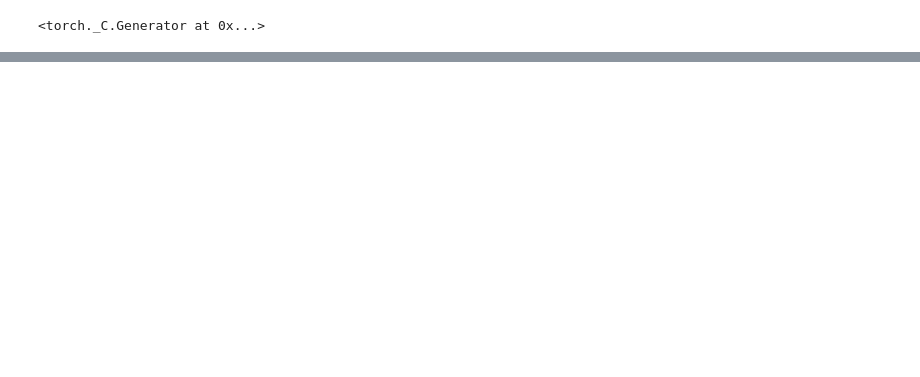
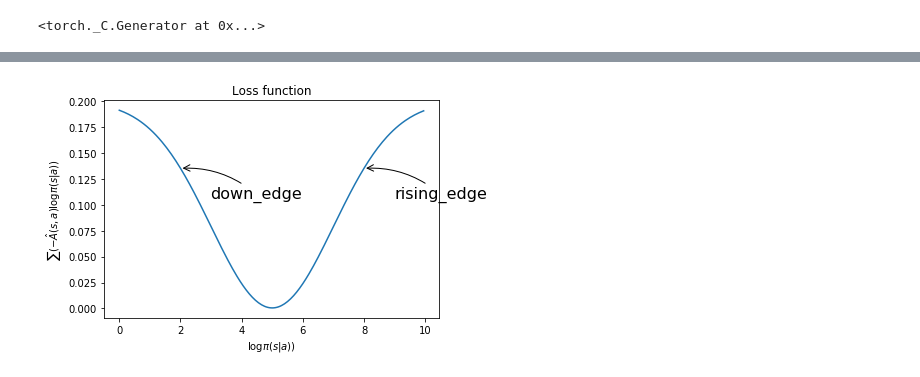
Before and after one commit to sunnyswag/RL_notes_and_codes, a Jupyter notebook: algorithm_implement/Policy_Gradient.ipynb, the cells around one changed output, grey strips where cells are left out. Drawn from its saved outputs; the diff is of its cells as text; code cells hidden in the pictures; blank space fills up the shorter version.

```diff
--- a/algorithm_implement/Policy_Gradient.ipynb
+++ b/algorithm_implement/Policy_Gradient.ipynb
@@ -119,0 +122,17 @@ np.finfo(np.float32).eps.item()
+# %%
+x = np.arange(0,10,0.05)
+mu, sigma = 5, 2
+y = lambda x : -np.exp(-((x-mu)**2)/(2*sigma**2))/(sigma*np.sqrt(2*np.pi))+0.2
+plt.plot(x, y(x))
+plt.title("Loss function")
+plt.xlabel("$\log\pi(s|a))$")
+plt.ylabel("$\sum(-\hat{A}(s,a)\log\pi(s|a))$")
+plt.annotate(r'rising_edge',xy=(8,y(8)), xycoords='data', xytext=(+30, -30),
+             textcoords='offset points', fontsize=16,
+             arrowprops=dict(arrowstyle='->', connectionstyle="arc3,rad=.2"))
+plt.annotate(r'down_edge',xy=(2,y(2)), xycoords='data', xytext=(+30, -30),
+             textcoords='offset points', fontsize=16,
+             arrowprops=dict(arrowstyle='->', connectionstyle="arc3,rad=.2"))
+plt.show()
+# %% [output]
+[figure, added]
```
Also changed, not shown: parts of 11 cells of this notebook.
